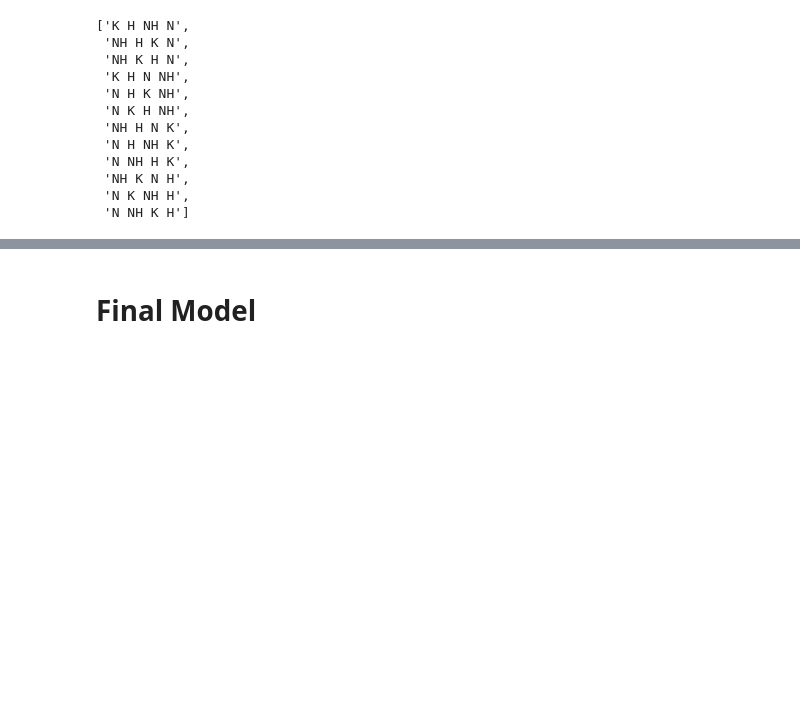
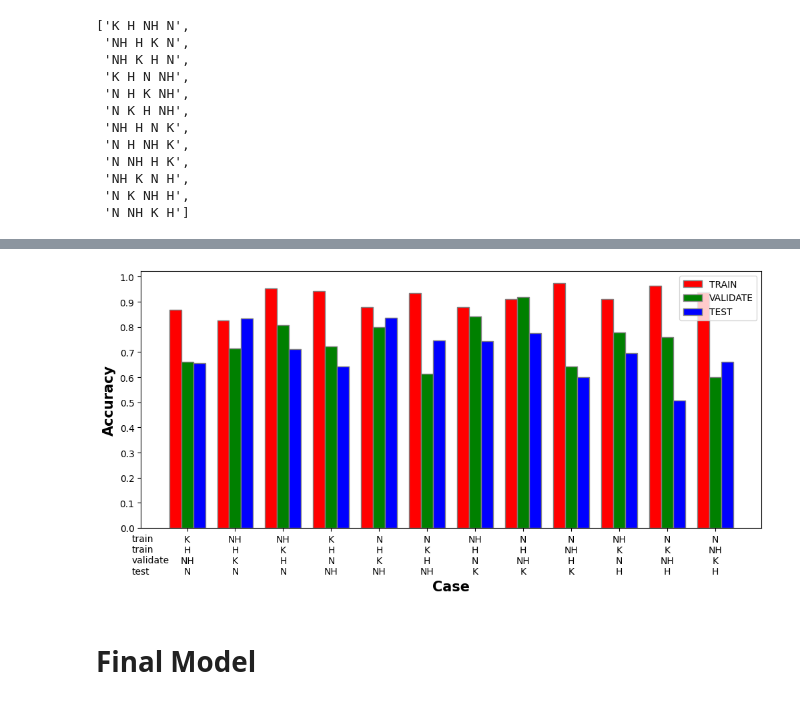
Before and after one commit to PBL5-Sitting-Pose-Estimation/Sitting-pose-estimation, a Jupyter notebook: Train_with_cross_validation__final model.ipynb, the cells around one changed output, grey strips where cells are left out. Drawn from its saved outputs; the diff is of its cells as text; code cells hidden in the pictures; blank space fills up the shorter version.

```diff
--- a/Train_with_cross_validation__final model.ipynb
+++ b/Train_with_cross_validation__final model.ipynb
@@ -869,3 +893,37 @@ pd.DataFrame(lstAcc, index=headers, columns=['train', 'validate', 'test']).T
+# %%
+# set width of bar
+barWidth = 0.25
+fig = plt.subplots(figsize=(12, 5))
+
+# set height of bar
+trainAcc = df['TRAIN']
+validateAcc = df['VALIDATE']
+testAcc = df['TEST']
+# Set position of bar on X axis
+br1 = np.arange(len(trainAcc))
+br2 = [x + barWidth for x in br1]
+br3 = [x + barWidth for x in br2]
+
+# Make the plot
+plt.bar(br1, trainAcc, color='r', width=barWidth,
+        edgecolor='grey', label='TRAIN')
+plt.bar(br2, validateAcc, color='g', width=barWidth,
+        edgecolor='grey', label='VALIDATE')
+plt.bar(br3, testAcc, color='b', width=barWidth,
+        edgecolor='grey', label='TEST')
+
+# Adding Xticks
+plt.xlabel('Case', fontweight='bold', fontsize=15)
+plt.text(-0.9, -0.182, 'train\ntrain\nvalidate\ntest')
+plt.ylabel('Accuracy', fontweight='bold', fontsize=15)
+plt.xticks([r + barWidth for r in range(len(trainAcc))],
+           df.index)
+plt.gca().set_yticks(np.linspace(0, 1, 11))
+
+plt.legend()
+plt.show()
+# %% [output]
+[figure, added]
 # %% [markdown]
 # Final Model
 # %%
```
Also changed, not shown: parts of 4 cells of this notebook.
